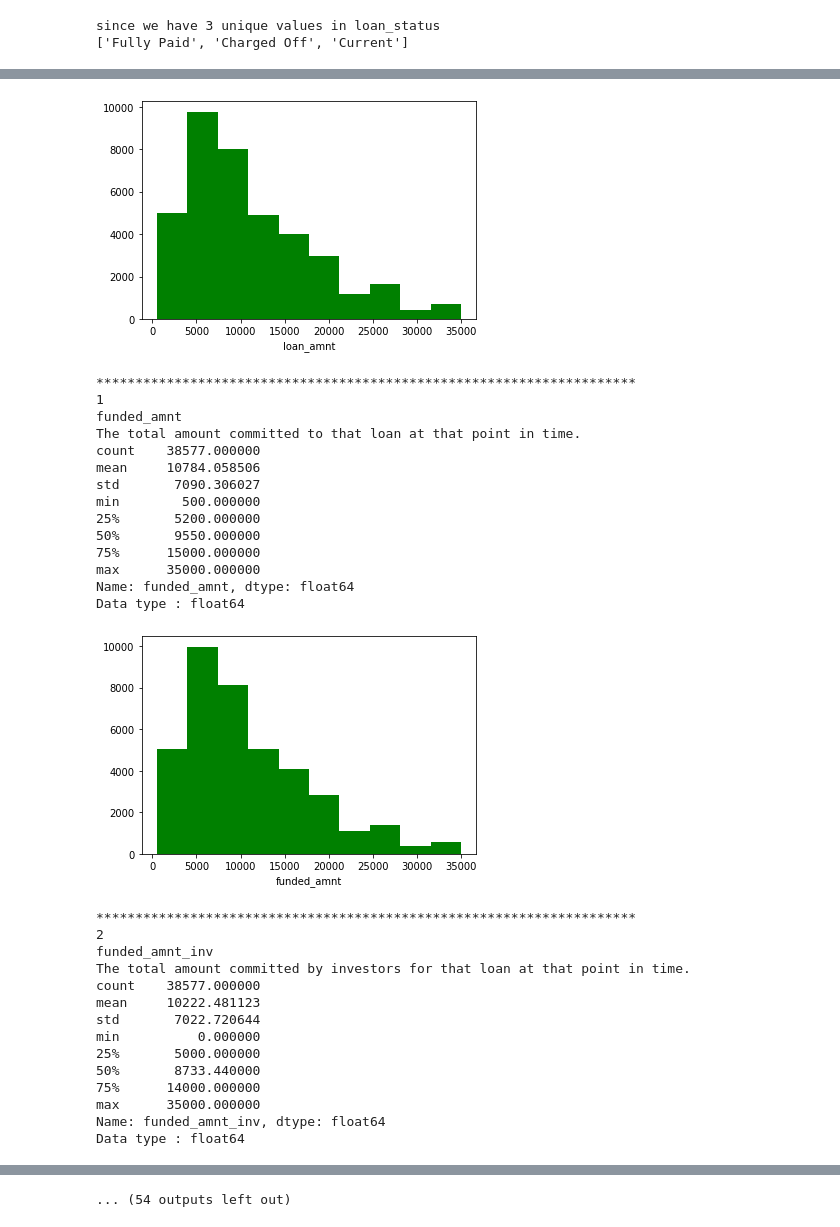
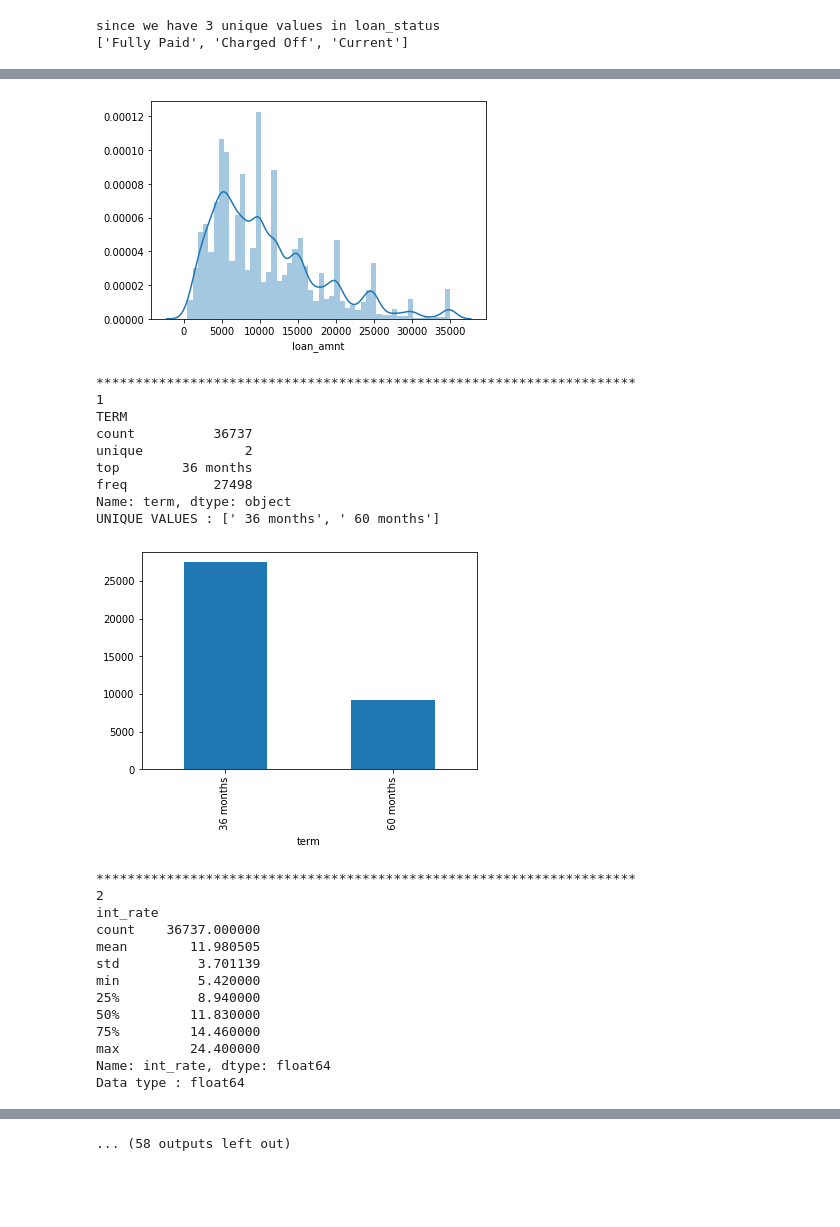
Before and after one commit to jagadeesh-gajula/Lending-club-case-study, a Jupyter notebook: Gajula_jagadeesh.ipynb, the cells around one changed output, grey strips where cells are left out. Cells and saved outputs as stored; diff of their text form; code cells hidden in the pictures; blank space fills up the shorter version.

```diff
--- a/Gajula_jagadeesh.ipynb
+++ b/Gajula_jagadeesh.ipynb
@@ -319,21 +466,0 @@ data.term=data.term.apply(lambda x:x.split()[0])
-# %%
-# making intrest as int since we want a better idea than digging deep
-data.int_rate=data.int_rate.apply(lambda x:x.split('.')[0])
-# %%
-#emp_length is given in years So I wanted to remove that years in every element for sanity
-import re
-def extract(x):
-    num=0
-    if type(x)==float:
-        return x
-    for i in x:
-        if i.isdigit():
-            num=num+int(i)
-            num=num*10
-    return num//10
-
-
-data.emp_length=data.emp_length.apply(lambda x:extract(x))
-# %%
-# just wanted to decrease categories from months-year to month
-data.issue_d=data.issue_d.apply(lambda x:x.split('-')[0])
@@ -346,2 +466,0 @@ thats fine since we have more than 35k examples and 12 categories
-# %%
-data.earliest_cr_line=data.earliest_cr_line.apply(lambda x:x.split('-')[0])
@@ -357,5 +467,5 @@ loan=data.copy()
 # %%
-
+# lets go through every variable and have a look at distribution and count plot
 count=0
 for i in data.columns:
     print("*********************************************************************")
@@ -364,19 +474,22 @@ for i in data.columns:
     count+=1
     if data[i].describe().dtype==object:
         print(str.upper(i))
-        print(desc[desc['LoanStatNew']==i]['Description'].iloc[0])
+        #print(desc[desc['LoanStatNew']==i]['Description'].iloc[0])
         print(data[i].describe())
         print("UNIQUE VALUES :",data[i].unique().tolist())
+        if len(data[i].unique().tolist())>500:
+            print("TOO MANY CATEGORIES TO PLOT")
+            continue
         data[i].value_counts().plot(kind='bar')
         plt.xlabel(i)
         plt.show()
         continue
     if data[i].describe().dtype==float:
         print(i)
-        print(desc[desc['LoanStatNew']==i]['Description'].iloc[0])
+        #print(desc[desc['LoanStatNew']==i]['Description'].iloc[0])
         print(data[i].describe())
         print("Data type :",data[i].describe().dtype)
-        plt.hist(data[i],color='green',rwidth=5)
+        sns.distplot(data[i])
         plt.xlabel(i)
         plt.show()
         continue
@@ -399,33 +511,27 @@ min        500.000000
 max      35000.000000
 Name: loan_amnt, dtype: float64
 Data type : float64
-[figure, old version]
+[figure, new version]
 *********************************************************************
 1
-funded_amnt
-The total amount committed to that loan at that point in time.
-count    38577.000000
-mean     10784.058506
-std       7090.306027
-min        500.000000
-25%       5200.000000
-50%       9550.000000
-75%      15000.000000
-max      35000.000000
-Name: funded_amnt, dtype: float64
-Data type : float64
+TERM
+count          36737
+unique             2
+top        36 months
+freq           27498
+Name: term, dtype: object
+UNIQUE VALUES : [' 36 months', ' 60 months']
-[figure, old version]
+[figure, new version]
 *********************************************************************
 2
-funded_amnt_inv
-The total amount committed by investors for that loan at that point in time.
-count    38577.000000
-mean     10222.481123
-std       7022.720644
-min          0.000000
-25%       5000.000000
-50%       8733.440000
-75%      14000.000000
-max      35000.000000
-Name: funded_amnt_inv, dtype: float64
+int_rate
+count    36737.000000
+mean        11.980505
+std          3.701139
+min          5.420000
+25%          8.940000
+50%         11.830000
+75%         14.460000
+max         24.400000
+Name: int_rate, dtype: float64
 Data type : float64
@@ -470 +573 @@ Data type : float64
-... (54 outputs left out)
+... (58 outputs left out)
```
Also changed, not shown: parts of 52 cells of this notebook, 3 other files.
